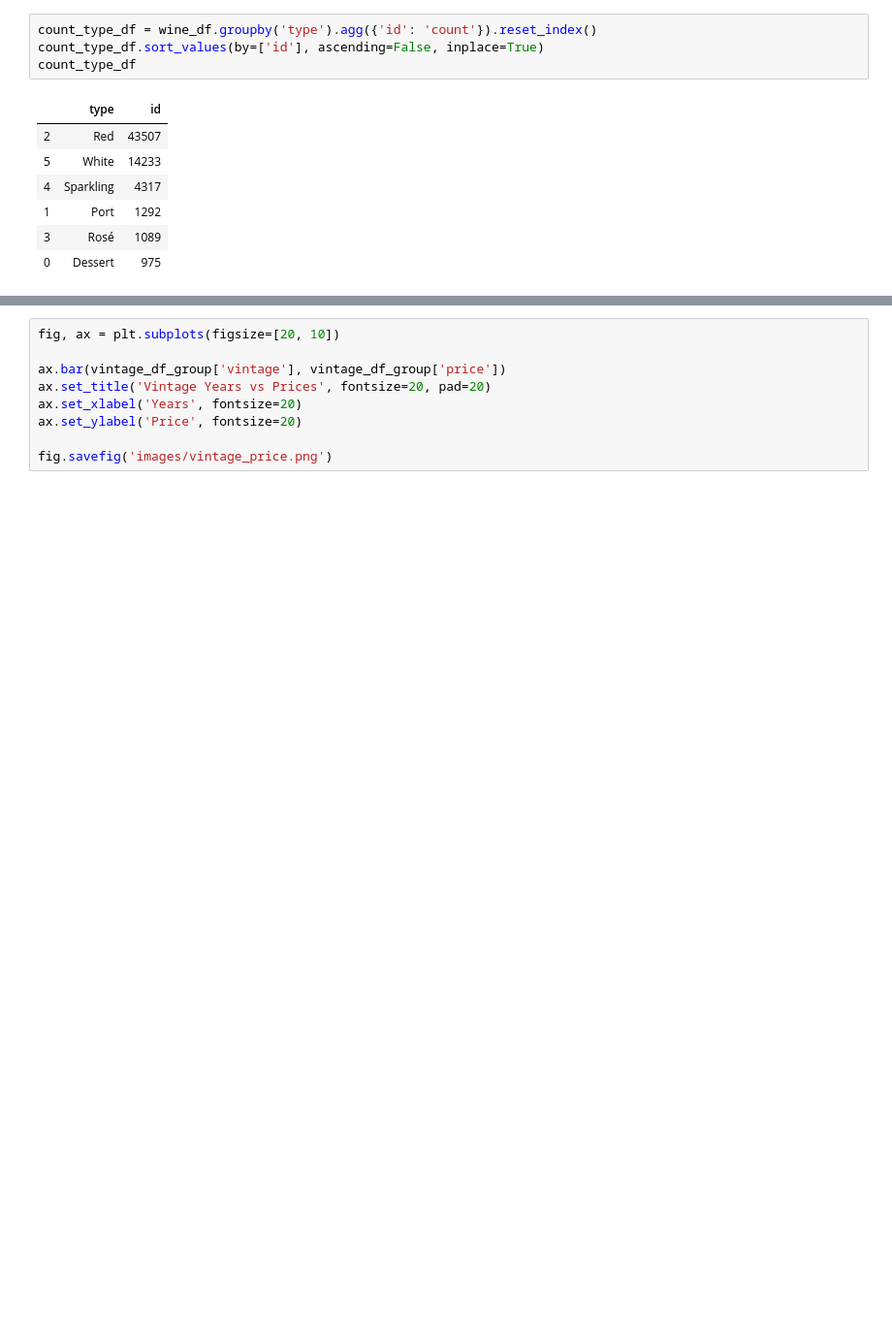
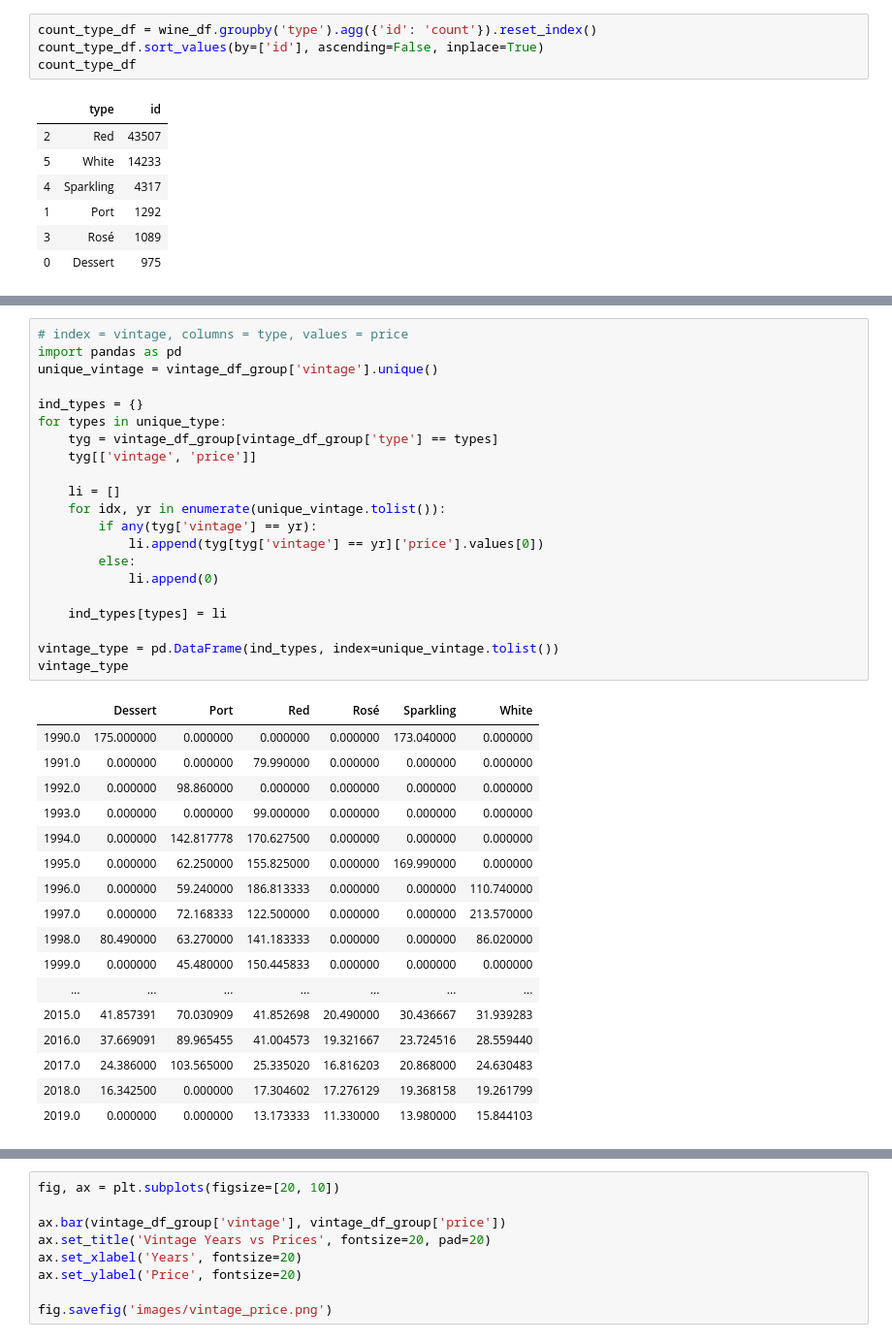
Before and after one commit to yueweng/wine-predictions, a Jupyter notebook: capstone.ipynb, the cells around one changed output, grey strips where cells are left out. Shown: that part at 97% size. Drawn from its saved outputs; the diff is of its cells as text; blank space fills up the shorter version.

```diff
--- a/capstone.ipynb
+++ b/capstone.ipynb
@@ -132,0 +137,39 @@ vintage_df_group
+# %%
+# index = vintage, columns = type, values = price
+import pandas as pd
+unique_vintage = vintage_df_group['vintage'].unique()
+
+ind_types = {}
+for types in unique_type:
+    tyg = vintage_df_group[vintage_df_group['type'] == types]
+    tyg[['vintage', 'price']]
+
+    li = []
+    for idx, yr in enumerate(unique_vintage.tolist()):
+        if any(tyg['vintage'] == yr):
+            li.append(tyg[tyg['vintage'] == yr]['price'].values[0])
+        else:
+            li.append(0)
+
+    ind_types[types] = li
+
+vintage_type = pd.DataFrame(ind_types, index=unique_vintage.tolist())
+vintage_type
+# %% [output]
+|  | Dessert | Port | Red | Rosé | Sparkling | White |
+| 1990.0 | 175.000000 | 0.000000 | 0.000000 | 0.000000 | 173.040000 | 0.000000 |
+| 1991.0 | 0.000000 | 0.000000 | 79.990000 | 0.000000 | 0.000000 | 0.000000 |
+| 1992.0 | 0.000000 | 98.860000 | 0.000000 | 0.000000 | 0.000000 | 0.000000 |
+| 1993.0 | 0.000000 | 0.000000 | 99.000000 | 0.000000 | 0.000000 | 0.000000 |
+| 1994.0 | 0.000000 | 142.817778 | 170.627500 | 0.000000 | 0.000000 | 0.000000 |
+| 1995.0 | 0.000000 | 62.250000 | 155.825000 | 0.000000 | 169.990000 | 0.000000 |
+| 1996.0 | 0.000000 | 59.240000 | 186.813333 | 0.000000 | 0.000000 | 110.740000 |
+| 1997.0 | 0.000000 | 72.168333 | 122.500000 | 0.000000 | 0.000000 | 213.570000 |
+| 1998.0 | 80.490000 | 63.270000 | 141.183333 | 0.000000 | 0.000000 | 86.020000 |
+| 1999.0 | 0.000000 | 45.480000 | 150.445833 | 0.000000 | 0.000000 | 0.000000 |
+| ... | ... | ... | ... | ... | ... | ... |
+| 2015.0 | 41.857391 | 70.030909 | 41.852698 | 20.490000 | 30.436667 | 31.939283 |
+| 2016.0 | 37.669091 | 89.965455 | 41.004573 | 19.321667 | 23.724516 | 28.559440 |
+| 2017.0 | 24.386000 | 103.565000 | 25.335020 | 16.816203 | 20.868000 | 24.630483 |
+| 2018.0 | 16.342500 | 0.000000 | 17.304602 | 17.276129 | 19.368158 | 19.261799 |
+| 2019.0 | 0.000000 | 0.000000 | 13.173333 | 11.330000 | 13.980000 | 15.844103 |
```
Also changed, not shown: parts of 4 cells of this notebook, 5 other files.
